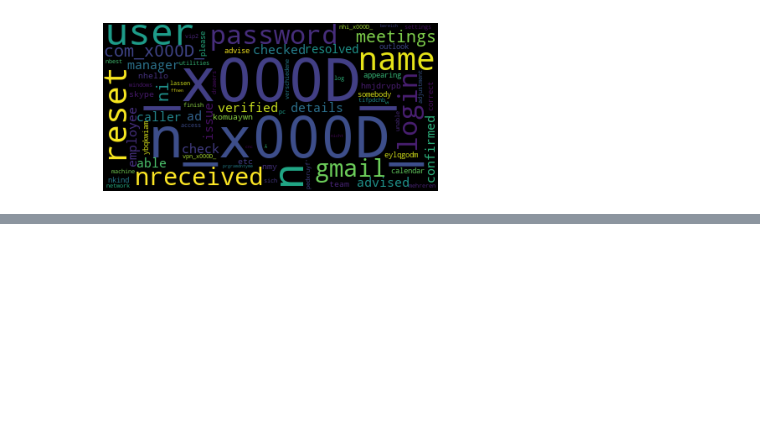
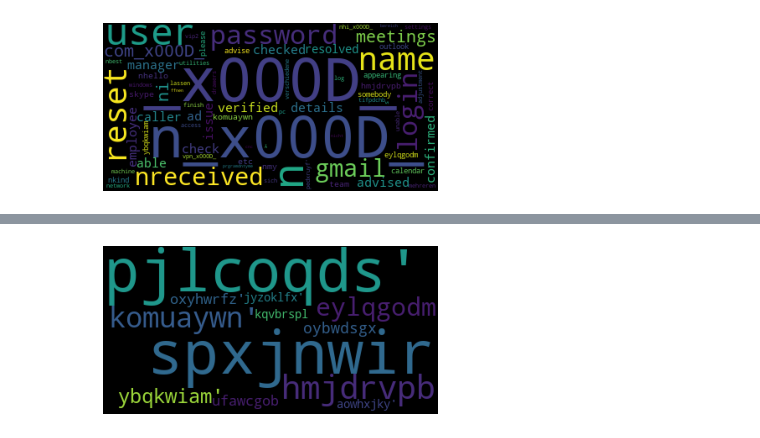
Before and after one commit to SwasthikaVenkat/Assignment-ticket-classification, a Jupyter notebook: Untitled.ipynb, the cells around one changed output, grey strips where cells are left out. Cells and saved outputs as stored; diff of their text form; code cells hidden in the pictures; blank space fills up the shorter version.

```diff
--- a/Untitled.ipynb
+++ b/Untitled.ipynb
@@ -58,7 +58,7 @@ dtype: int64
 # %%
 text = df['Description'].values
 text1 = df['Short description'].values
-text2= df['Description'].values
+text2= df['Caller'].values
 # %%
 wordcloud = WordCloud().generate(str(text))
 
@@ -89,0 +78,8 @@ NameError: name 'title' is not defined
+# %%
+wordcloud = WordCloud().generate(str(text2))
+
+plt.imshow(wordcloud)
+plt.axis("off")
+plt.show()
+# %% [output]
+[figure, added]
```
Also changed, not shown: parts of 2 cells of this notebook.
